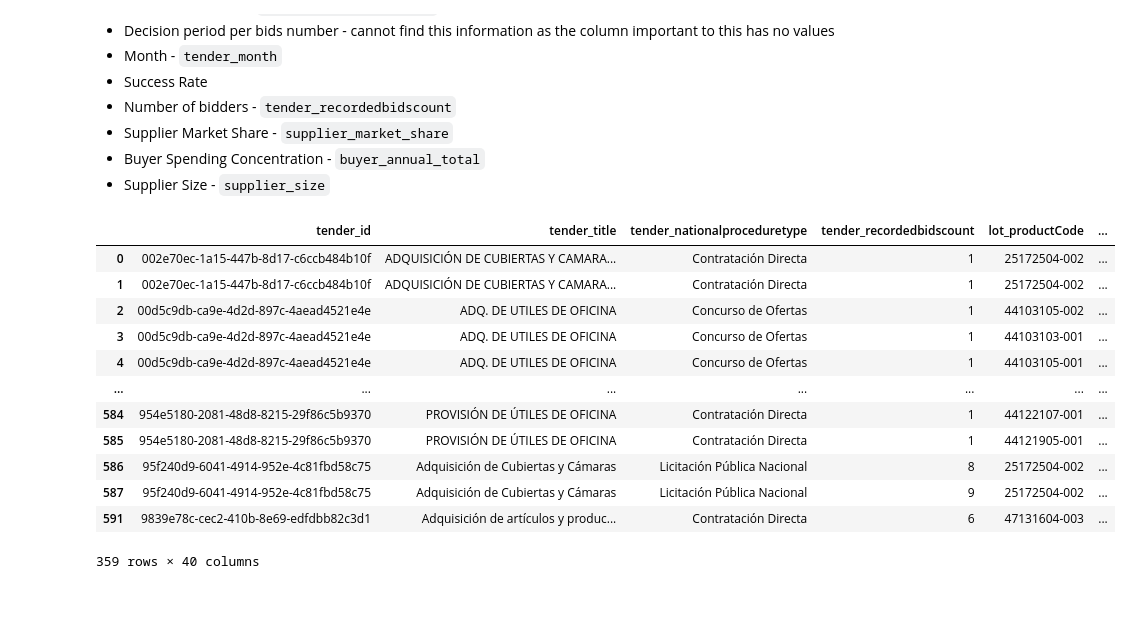
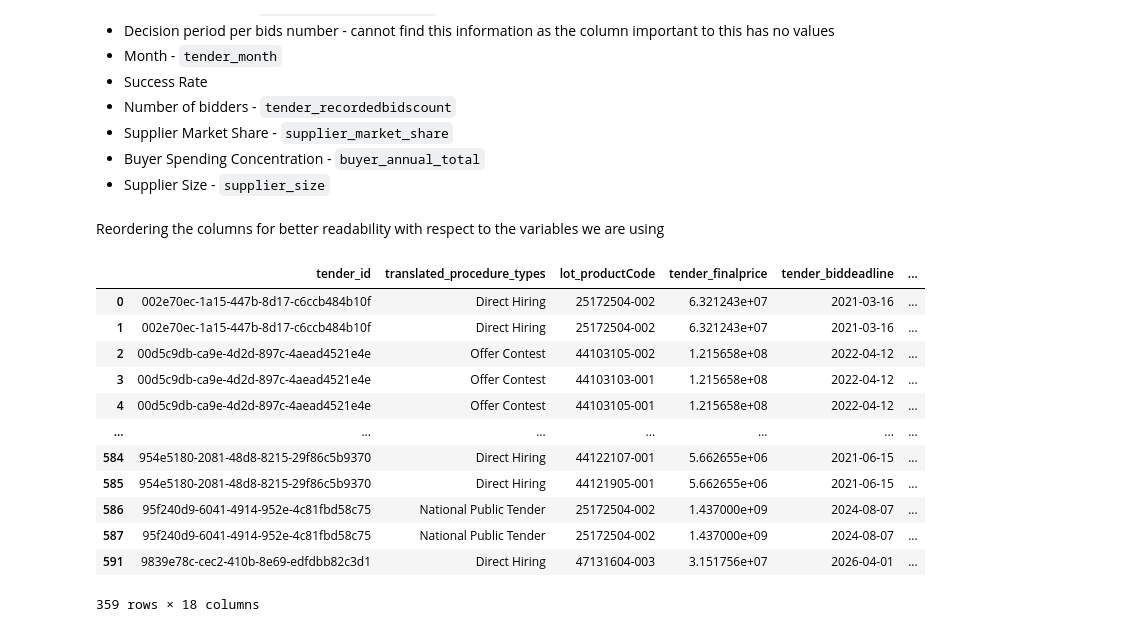
Before and after one commit to aidanlockwood20/MXN442-Assignment2-Project, a Jupyter notebook: report.ipynb, the cells around one changed output. Drawn from its saved outputs; the diff is of its cells as text; code cells hidden in the pictures; blank space fills up the shorter version.

```diff
--- a/report.ipynb
+++ b/report.ipynb
@@ -1172,5 +1153,10 @@ supplier_size = supplier_size.set_index('bidder_name').to_dict()
-# %%
-full_pharmaceutical_df['supplier_size'] = full_pharmaceutical_df['bidder_name'].map(supplier_size['total_contract_value'])
+# %%
+total_market_value = full_pharmaceutical_df['bid_price'].sum()
+supplier_total_values = full_pharmaceutical_df.groupby('bidder_name')['bid_price'].sum()
+supplier_market_share_percent = (supplier_total_values / total_market_value * 100).round(2)
+
+full_pharmaceutical_df['supplier_market_share_percent'] = full_pharmaceutical_df['bidder_name'].map(supplier_market_share_percent)
+full_pharmaceutical_df['supplier_market_share'] = full_pharmaceutical_df['bidder_name'].map(supplier_total_values)
 # %%
 full_pharmaceutical_df
 # %% [output]
@@ -1292,0 +1249,5 @@ Name: count, dtype: int64
+# %%
+bidder_price = full_pharmaceutical_df.groupby(['bidder_name'])['tender_finalprice'].sum().reset_index()
+bidder_price_map = bidder_price.set_index('bidder_name')['tender_finalprice'].to_dict()
+full_pharmaceutical_df['supplier_size'] = full_pharmaceutical_df['bidder_name'].map(bidder_price_map)
+full_pharmaceutical_df
@@ -1311,19 +1286,42 @@ Predictors: Directly Influenceable
 - Supplier Market Share - `supplier_market_share`
 - Buyer Spending Concentration - `buyer_annual_total`
 - Supplier Size - `supplier_size`
+# %% [markdown]
+Reordering the columns for better readability with respect to the variables we are using
+# %%
+new_column_order = ['tender_id',
+                    'translated_procedure_types',
+                    'lot_productCode',
+                    'tender_finalprice',
+                    'tender_biddeadline',
+                    'tender_contractsignaturedate',
+                    'bidder_city',
+                    'tender_year',
+                    'quantity',
+                    'unit_price',
+                    'inflation_adj_unit_price',
+                    'log_unit_price',
+                    'num_tender_items',
+                    'submission_period_days',
+                    'tender_month',
+                    'buyer_annual_total',
+                    'tender_recordedbidscount',
+                    'supplier_market_share'
+                ]
 # %%
+full_pharmaceutical_df = full_pharmaceutical_df[new_column_order]
 full_pharmaceutical_df
 # %% [output]
-|  | tender_id | tender_title | tender_nationalproceduretype | tender_recordedbidscount | lot_productCode | ... |
-| 0 | 002e70ec-1a15-447b-8d17-c6ccb484b10f | ADQUISICIÓN DE CUBIERTAS Y CAMARA... | Contratación Directa | 1 | 25172504-002 | ... |
-| 1 | 002e70ec-1a15-447b-8d17-c6ccb484b10f | ADQUISICIÓN DE CUBIERTAS Y CAMARA... | Contratación Directa | 1 | 25172504-002 | ... |
-| 2 | 00d5c9db-ca9e-4d2d-897c-4aead4521e4e | ADQ. DE UTILES DE OFICINA | Concurso de Ofertas | 1 | 44103105-002 | ... |
-| 3 | 00d5c9db-ca9e-4d2d-897c-4aead4521e4e | ADQ. DE UTILES DE OFICINA | Concurso de Ofertas | 1 | 44103103-001 | ... |
-| 4 | 00d5c9db-ca9e-4d2d-897c-4aead4521e4e | ADQ. DE UTILES DE OFICINA | Concurso de Ofertas | 1 | 44103105-001 | ... |
+|  | tender_id | translated_procedure_types | lot_productCode | tender_finalprice | tender_biddeadline | ... |
+| 0 | 002e70ec-1a15-447b-8d17-c6ccb484b10f | Direct Hiring | 25172504-002 | 6.321243e+07 | 2021-03-16 | ... |
+| 1 | 002e70ec-1a15-447b-8d17-c6ccb484b10f | Direct Hiring | 25172504-002 | 6.321243e+07 | 2021-03-16 | ... |
+| 2 | 00d5c9db-ca9e-4d2d-897c-4aead4521e4e | Offer Contest | 44103105-002 | 1.215658e+08 | 2022-04-12 | ... |
+| 3 | 00d5c9db-ca9e-4d2d-897c-4aead4521e4e | Offer Contest | 44103103-001 | 1.215658e+08 | 2022-04-12 | ... |
+| 4 | 00d5c9db-ca9e-4d2d-897c-4aead4521e4e | Offer Contest | 44103105-001 | 1.215658e+08 | 2022-04-12 | ... |
 | ... | ... | ... | ... | ... | ... | ... |
-| 584 | 954e5180-2081-48d8-8215-29f86c5b9370 | PROVISIÓN DE ÚTILES DE OFICINA | Contratación Directa | 1 | 44122107-001 | ... |
-| 585 | 954e5180-2081-48d8-8215-29f86c5b9370 | PROVISIÓN DE ÚTILES DE OFICINA | Contratación Directa | 1 | 44121905-001 | ... |
-| 586 | 95f240d9-6041-4914-952e-4c81fbd58c75 | Adquisición de Cubiertas y Cámaras | Licitación Pública Nacional | 8 | 25172504-002 | ... |
-| 587 | 95f240d9-6041-4914-952e-4c81fbd58c75 | Adquisición de Cubiertas y Cámaras | Licitación Pública Nacional | 9 | 25172504-002 | ... |
-| 591 | 9839e78c-cec2-410b-8e69-edfdbb82c3d1 | Adquisición de artículos y produc... | Contratación Directa | 6 | 47131604-003 | ... |
+| 584 | 954e5180-2081-48d8-8215-29f86c5b9370 | Direct Hiring | 44122107-001 | 5.662655e+06 | 2021-06-15 | ... |
+| 585 | 954e5180-2081-48d8-8215-29f86c5b9370 | Direct Hiring | 44121905-001 | 5.662655e+06 | 2021-06-15 | ... |
+| 586 | 95f240d9-6041-4914-952e-4c81fbd58c75 | National Public Tender | 25172504-002 | 1.437000e+09 | 2024-08-07 | ... |
+| 587 | 95f240d9-6041-4914-952e-4c81fbd58c75 | National Public Tender | 25172504-002 | 1.437000e+09 | 2024-08-07 | ... |
+| 591 | 9839e78c-cec2-410b-8e69-edfdbb82c3d1 | Direct Hiring | 47131604-003 | 3.151756e+07 | 2026-04-01 | ... |
-359 rows × 40 columns
+359 rows × 18 columns
```
Also changed, not shown: parts of 11 cells of this notebook, 1 other file.
